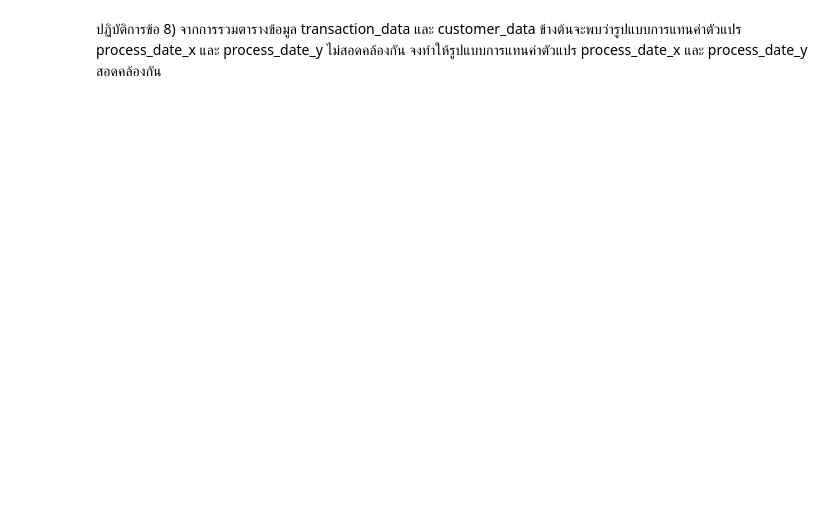
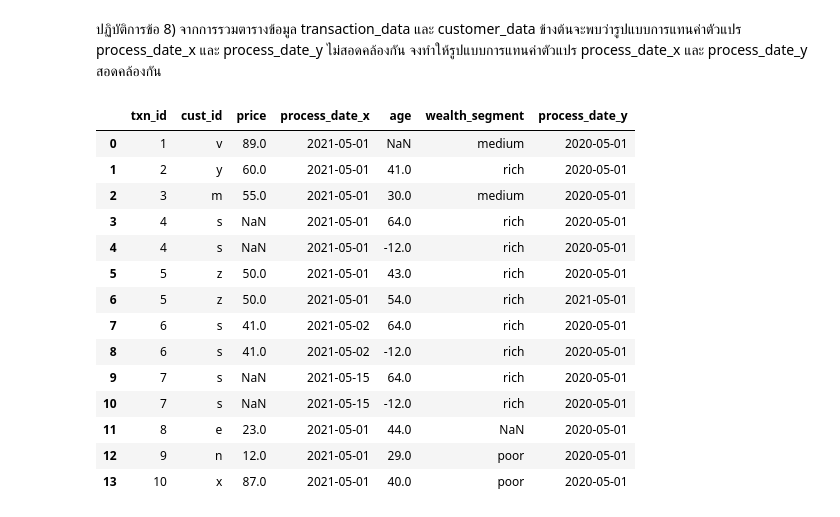
Before and after one commit to tackulus/204426, a Jupyter notebook: Lab_05_610510531.ipynb, the cells around one changed output. Drawn from its saved outputs; the diff is of its cells as text; code cells hidden in the pictures; blank space fills up the shorter version.

```diff
--- a/Lab_05_610510531.ipynb
+++ b/Lab_05_610510531.ipynb
@@ -54,3 +109,5 @@ transaction_data[transaction_data.duplicated(['txn_id','cust_id'])]
 ปฏิบัติการข้อ 1) จงอ่านชุดข้อมูล Customer Data จากไฟล์ customer_data.csv โดยเก็บไว้ในตัวแปล customer_data (ข้อมูลสูญหาย ถูกแทนด้วยช่องว่าง)
 # %%
 # Answer here!
+customer_data = pd.read_csv("customer_data.csv", na_values=" ")
+customer_data
@@ -80,0 +186,18 @@ transaction_data[transaction_data.duplicated(['txn_id','cust_id'])]
+# %%
+# Answer here!
+from datetime import timedelta
+
+excluded_age = customer_data[(customer_data.age <= 120) | (customer_data.age > 0)]
+dup_cust_id = excluded_age[excluded_age.duplicated(['cust_id'])].cust_id
+customer_data['process_date'] = pd.to_datetime(customer_data['process_date'], format="%Y-%d-%m")
+
+invalid_idx = []
+for id in dup_cust_id:
+    age_diff = customer_data[customer_data.cust_id == id].age.diff().dropna()
+    date_diff = customer_data[customer_data.cust_id == id].process_date.diff().dropna() // timedelta(days=365)
+    for age, date in zip(age_diff.items(), date_diff.items()):
+        idx = age[0]
+        if age[1] != date[1]:
+            invalid_idx.append(idx)
+
+customer_data.loc[invalid_idx]
@@ -90,0 +232,20 @@ txn_with_cust
+# %%
+# Answer here!
+txn_with_cust['process_date_x'] = pd.to_datetime(txn_with_cust['process_date_x'], format="%d/%m/%Y")
+txn_with_cust
+# %% [output]
+|  | txn_id | cust_id | price | process_date_x | age | wealth_segment | process_date_y |
+| 0 | 1 | v | 89.0 | 2021-05-01 | NaN | medium | 2020-05-01 |
+| 1 | 2 | y | 60.0 | 2021-05-01 | 41.0 | rich | 2020-05-01 |
+| 2 | 3 | m | 55.0 | 2021-05-01 | 30.0 | medium | 2020-05-01 |
+| 3 | 4 | s | NaN | 2021-05-01 | 64.0 | rich | 2020-05-01 |
+| 4 | 4 | s | NaN | 2021-05-01 | -12.0 | rich | 2020-05-01 |
+| 5 | 5 | z | 50.0 | 2021-05-01 | 43.0 | rich | 2020-05-01 |
+| 6 | 5 | z | 50.0 | 2021-05-01 | 54.0 | rich | 2021-05-01 |
+| 7 | 6 | s | 41.0 | 2021-05-02 | 64.0 | rich | 2020-05-01 |
+| 8 | 6 | s | 41.0 | 2021-05-02 | -12.0 | rich | 2020-05-01 |
+| 9 | 7 | s | NaN | 2021-05-15 | 64.0 | rich | 2020-05-01 |
+| 10 | 7 | s | NaN | 2021-05-15 | -12.0 | rich | 2020-05-01 |
+| 11 | 8 | e | 23.0 | 2021-05-01 | 44.0 | NaN | 2020-05-01 |
+| 12 | 9 | n | 12.0 | 2021-05-01 | 29.0 | poor | 2020-05-01 |
+| 13 | 10 | x | 87.0 | 2021-05-01 | 40.0 | poor | 2020-05-01 |
```
Also changed, not shown: parts of 22 cells of this notebook.
